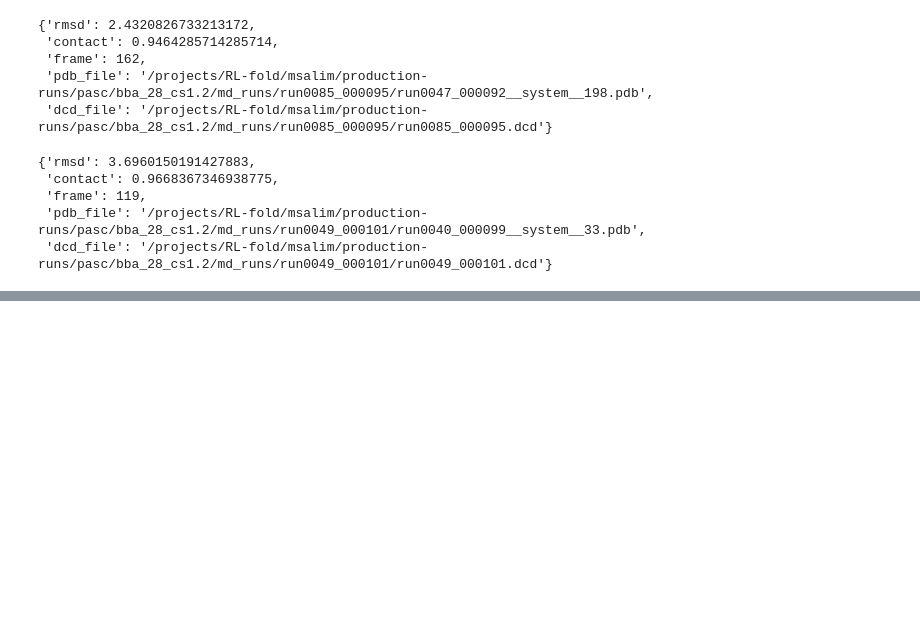
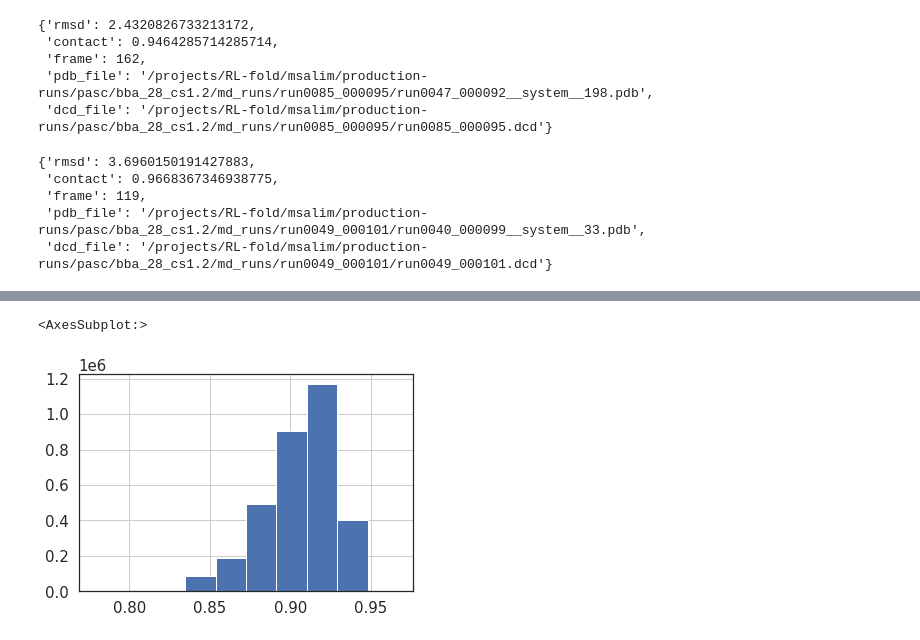
Before and after one commit to braceal/PASC21-Stream-AI-MD, a Jupyter notebook: alex.ipynb, the cells around one changed output, grey strips where cells are left out. Drawn from its saved outputs; the diff is of its cells as text; code cells hidden in the pictures; blank space fills up the shorter version.

```diff
--- a/alex.ipynb
+++ b/alex.ipynb
@@ -126,0 +149,5 @@ write_pdb(
+# %%
+df.contact.hist()
+# %% [output]
+<AxesSubplot:>
+[figure, added]
```
Also changed, not shown: parts of 14 cells of this notebook.
